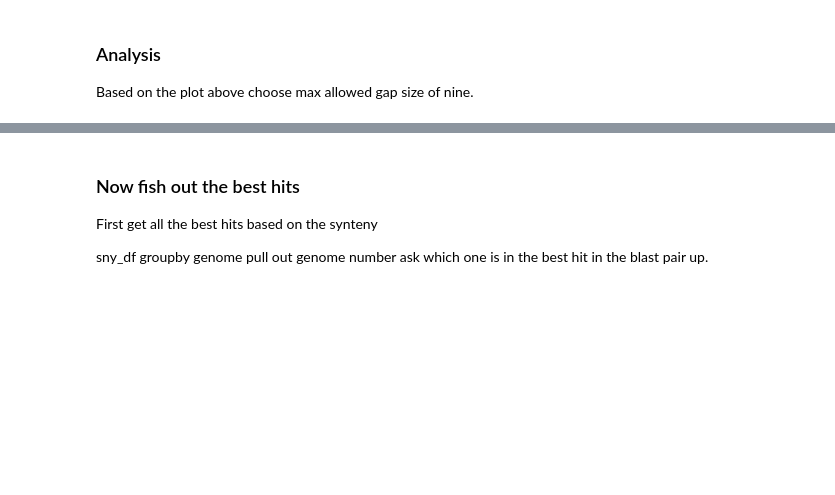
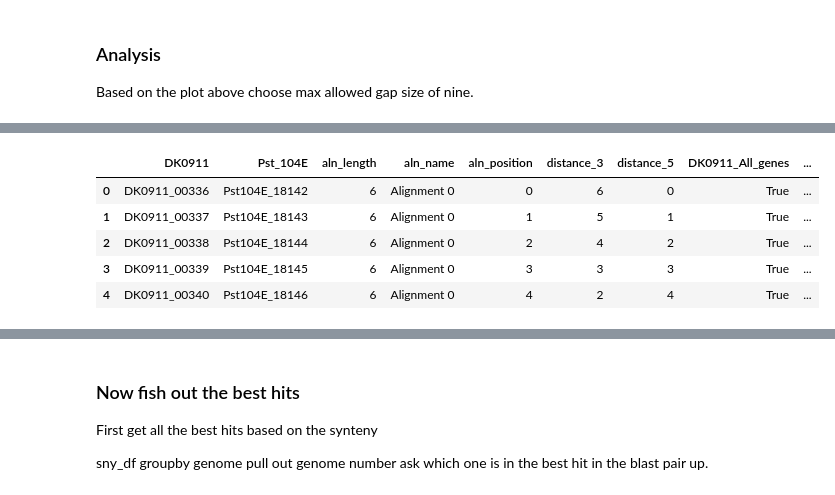
Before and after one commit to Team-Schwessinger/DK_0911-1, a Jupyter notebook: scripts/DK0911v04_Pst104E_presence_absence_orthology.ipynb, the cells around one changed output, grey strips where cells are left out. Saved outputs shown, nothing was run; the diff lists cells and outputs as text; code cells hidden in the pictures; blank space fills up the shorter version.

```diff
--- a/scripts/DK0911v04_Pst104E_presence_absence_orthology.ipynb
+++ b/scripts/DK0911v04_Pst104E_presence_absence_orthology.ipynb
@@ -848,6 +860,15 @@ gene_keys = ['All_genes','Busco', 'Ceffectors',  'EffectorP',   'Secretome']
 
 for genome, bed_fn_dict in zip(['DK0911', 'Pst_104E'], [DK0911_dict, Pst_104E_dict]):
     syn_df = add_gentype_column(syn_df, gene_keys, genome, bed_fn_dict)
+# %%
+syn_df.head()
+# %% [output]
+|  | DK0911 | Pst_104E | aln_length | aln_name | aln_position | distance_3 | distance_5 | DK0911_All_genes | ... |
+| 0 | DK0911_00336 | Pst104E_18142 | 6 | Alignment 0 | 0 | 6 | 0 | True | ... |
+| 1 | DK0911_00337 | Pst104E_18143 | 6 | Alignment 0 | 1 | 5 | 1 | True | ... |
+| 2 | DK0911_00338 | Pst104E_18144 | 6 | Alignment 0 | 2 | 4 | 2 | True | ... |
+| 3 | DK0911_00339 | Pst104E_18145 | 6 | Alignment 0 | 3 | 3 | 3 | True | ... |
+| 4 | DK0911_00340 | Pst104E_18146 | 6 | Alignment 0 | 4 | 2 | 4 | True | ... |
 # %%
 max_length_df_dict = {}
 pallete = [sns.color_palette('colorblind')[x] for x in [0,1]]
```
Also changed, not shown: parts of 6 cells of this notebook.
